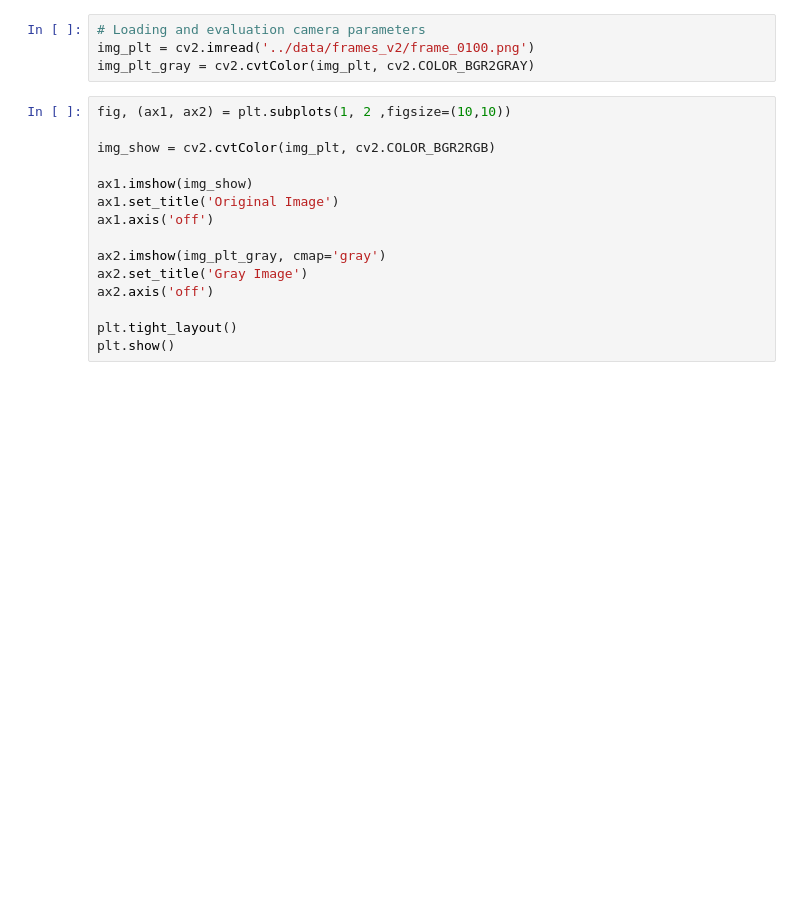
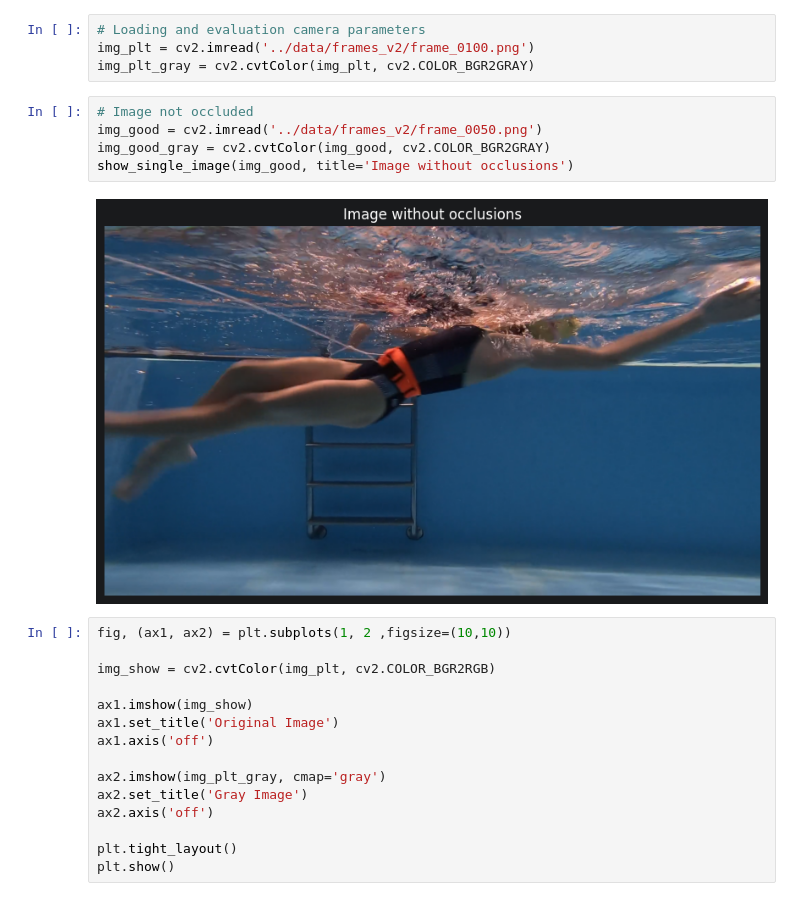
Before and after one commit to wayne1997/swimming_video_analysis_project, a Jupyter notebook: notebooks/swimmer_underwater_fixed_camera.ipynb, the cells around one changed output. Saved outputs shown, nothing was run; the diff lists cells and outputs as text; blank space fills up the shorter version.

```diff
--- a/notebooks/swimmer_underwater_fixed_camera.ipynb
+++ b/notebooks/swimmer_underwater_fixed_camera.ipynb
@@ -42,6 +73,13 @@ def get_video_metadata(video_path: str) -> pd.DataFrame:
 # Loading and evaluation camera parameters
 img_plt = cv2.imread('../data/frames_v2/frame_0100.png')
 img_plt_gray = cv2.cvtColor(img_plt, cv2.COLOR_BGR2GRAY)
+# %%
+# Image not occluded
+img_good = cv2.imread('../data/frames_v2/frame_0050.png')
+img_good_gray = cv2.cvtColor(img_good, cv2.COLOR_BGR2GRAY)
+show_single_image(img_good, title='Image without occlusions')
+# %% [output]
+[figure, added]
 # %%
 fig, (ax1, ax2) = plt.subplots(1, 2 ,figsize=(10,10))
 
```
Also changed, not shown: parts of 6 cells of this notebook, 1 other file.
